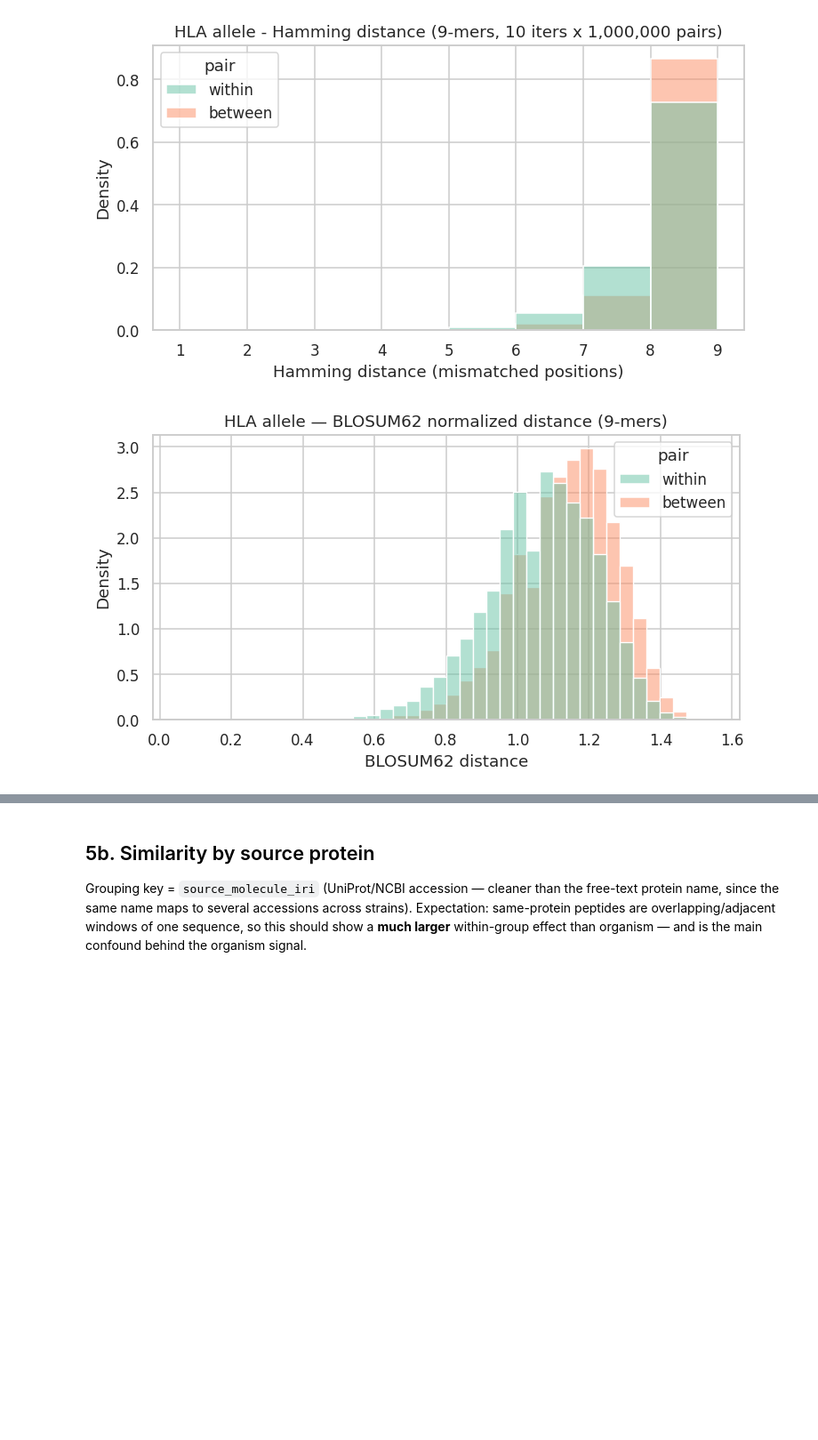
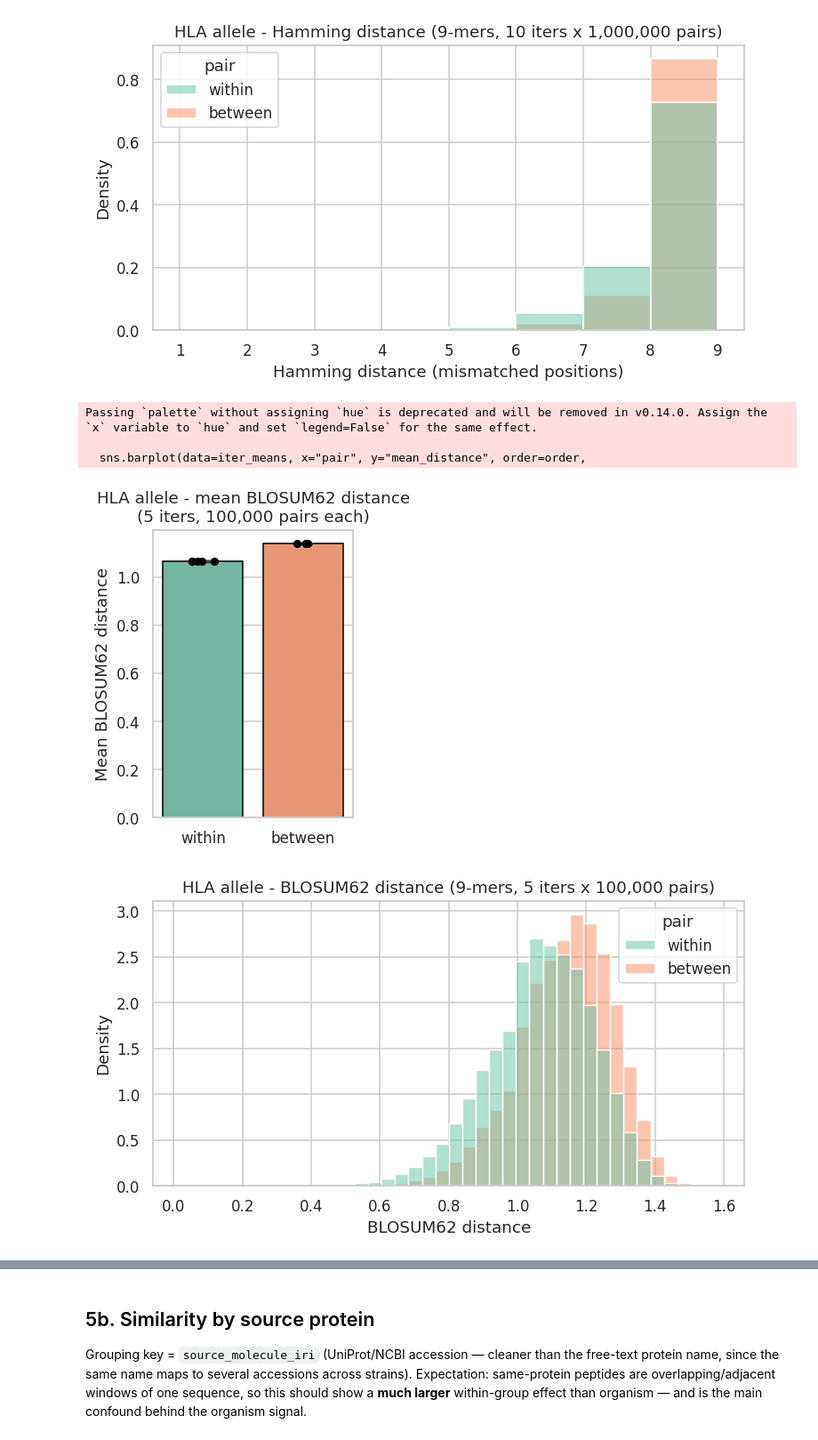
Before and after one commit to delipouya/tcr-bench, a Jupyter notebook: 3_iedb_similarity_mhc1.ipynb, the cells around one changed output, grey strips where cells are left out. Shown at 89% size. Cells and saved outputs as stored; diff of their text form; code cells hidden in the pictures; blank space fills up the shorter version.

```diff
--- a/3_iedb_similarity_mhc1.ipynb
+++ b/3_iedb_similarity_mhc1.ipynb
@@ -197,7 +197,8 @@ def sample_between(groups, n):
             break
     return pairs
 
-MERICS_DICT = [("Levenshtein", lev), ("Hamming", hamming), ("BLOSUM62", blosum_dist)]
+MERICS_DICT = {"Levenshtein": lev, "Hamming": hamming, "BLOSUM62": blosum_dist}
+
 def dists(pairs, metric_name):
     metric = MERICS_DICT[metric_name]
     return np.fromiter((metric(a, b) for a, b in pairs), dtype=float, count=len(pairs))
@@ -205,9 +206,9 @@ def dists(pairs, metric_name):
 
 def compare(wp, bp, label):
     rows = []
-    for mname, metric in MERICS_DICT:
+    for mname, metric in MERICS_DICT.items():
         for grp, pairs in [("within", wp), ("between", bp)]:
-            for v in dists(pairs, metric):
+            for v in dists(pairs, mname):
                 rows.append({"grouping": label, "metric": mname, "pair": grp, "distance": v})
     return pd.DataFrame(rows)
 # %% [markdown]
@@ -305,8 +308,8 @@ for it in range(n_iter):
     wp = sample_within(groups=allele_groups, n=total_samples)
     bp = sample_between(groups=allele_groups, n=total_samples)
 
-    for pair_lbl, d in [("within", dists(wp, DISTANCE_METRIC)), ("between", dists(bp, DISTANCE_METRIC))]:
-        rows.append(pd.DataFrame({"iter": it, "pair": pair_lbl, "distance": d}))
+    for pair_lbl, dvals in [("within", dists(wp, DISTANCE_METRIC)), ("between", dists(bp, DISTANCE_METRIC))]:
+        rows.append(pd.DataFrame({"iter": it, "pair": pair_lbl, "distance": dvals}))
 
 res_iters_Hamming = pd.concat(rows, ignore_index=True)
 # %%
@@ -361,24 +364,46 @@ plt.show()
 [figure]
 # %%
 rows = []
-n_iter = 10
+n_iter = 5
+total_samples = 100000
 DISTANCE_METRIC = "BLOSUM62"  # or "Hamming"
 for it in range(n_iter):
 
     wp = sample_within(groups=allele_groups, n=total_samples)
     bp = sample_between(groups=allele_groups, n=total_samples)
 
-    for pair_lbl, d in [("within", dists(wp, DISTANCE_METRIC)), ("between", dists(bp, DISTANCE_METRIC))]:
-        rows.append(pd.DataFrame({"iter": it, "pair": pair_lbl, "distance": d}))
+    for pair_lbl, dvals in [("within", dists(wp, metric_name=DISTANCE_METRIC)), ("between", dists(bp, metric_name=DISTANCE_METRIC))]:
+        rows.append(pd.DataFrame({"iter": it, "pair": pair_lbl, "distance": dvals}))
 
-res_iters = pd.concat(rows, ignore_index=True)
+res_iters_BLOSUM62 = pd.concat(rows, ignore_index=True)
 # %%
-# BLOSUM62: within vs between allele
-sub = res_allele[res_allele["metric"] == "BLOSUM62"]
+# barplot of mean BLOSUM62 distance per pair type, one dot per iteration
+iter_means = (res_iters_BLOSUM62.groupby(["pair", "iter"])["distance"]
+                       .mean().reset_index(name="mean_distance"))
+
+order = ["within", "between"]
+fig, ax = plt.subplots(figsize=(3, 4))
+sns.barplot(data=iter_means, x="pair", y="mean_distance", order=order,
+            palette="Set2", errorbar="sd", capsize=0.15, ax=ax, edgecolor="black")   # bar = mean over iters, whisker = SD
+sns.stripplot(data=iter_means, x="pair", y="mean_distance", order=order,
+              color="black", size=6, jitter=0.12, ax=ax)          # one dot per iteration
+
+ax.set(title=f"HLA allele - mean BLOSUM62 distance\n({n_iter} iters, {total_samples:,} pairs each)",
+       xlabel="", ylabel="Mean BLOSUM62 distance")
+plt.tight_layout();
+plt.show()
+
+# BLOSUM62: within vs between allele, pooled over all iterations
 fig, ax = plt.subplots(figsize=(7, 4))
-sns.histplot(data=sub, x="distance", hue="pair", bins=40, stat="density",
+sns.histplot(data=res_iters_BLOSUM62, x="distance", hue="pair", bins=40, stat="density",
              common_norm=False, palette="Set2", ax=ax)
-ax.set(title="HLA allele — BLOSUM62 normalized distance (9-mers)", xlabel="BLOSUM62 distance")
-plt.tight_layout(); plt.show()
+ax.set(title=f"HLA allele - BLOSUM62 distance (9-mers, {n_iter} iters x {total_samples:,} pairs)",
+       xlabel="BLOSUM62 distance")
+plt.tight_layout()
+plt.show()
 # %% [output]
+Passing `palette` without assigning `hue` is deprecated and will be removed in v0.14.0. Assign the `x` variable to `hue` and set `legend=False` for the same effect.
+
+  sns.barplot(data=iter_means, x="pair", y="mean_distance", order=order,
-[figure, old version]
+[figure, new version]
+[figure, added]
```
Also changed, not shown: parts of 47 cells of this notebook, 1 other file.
